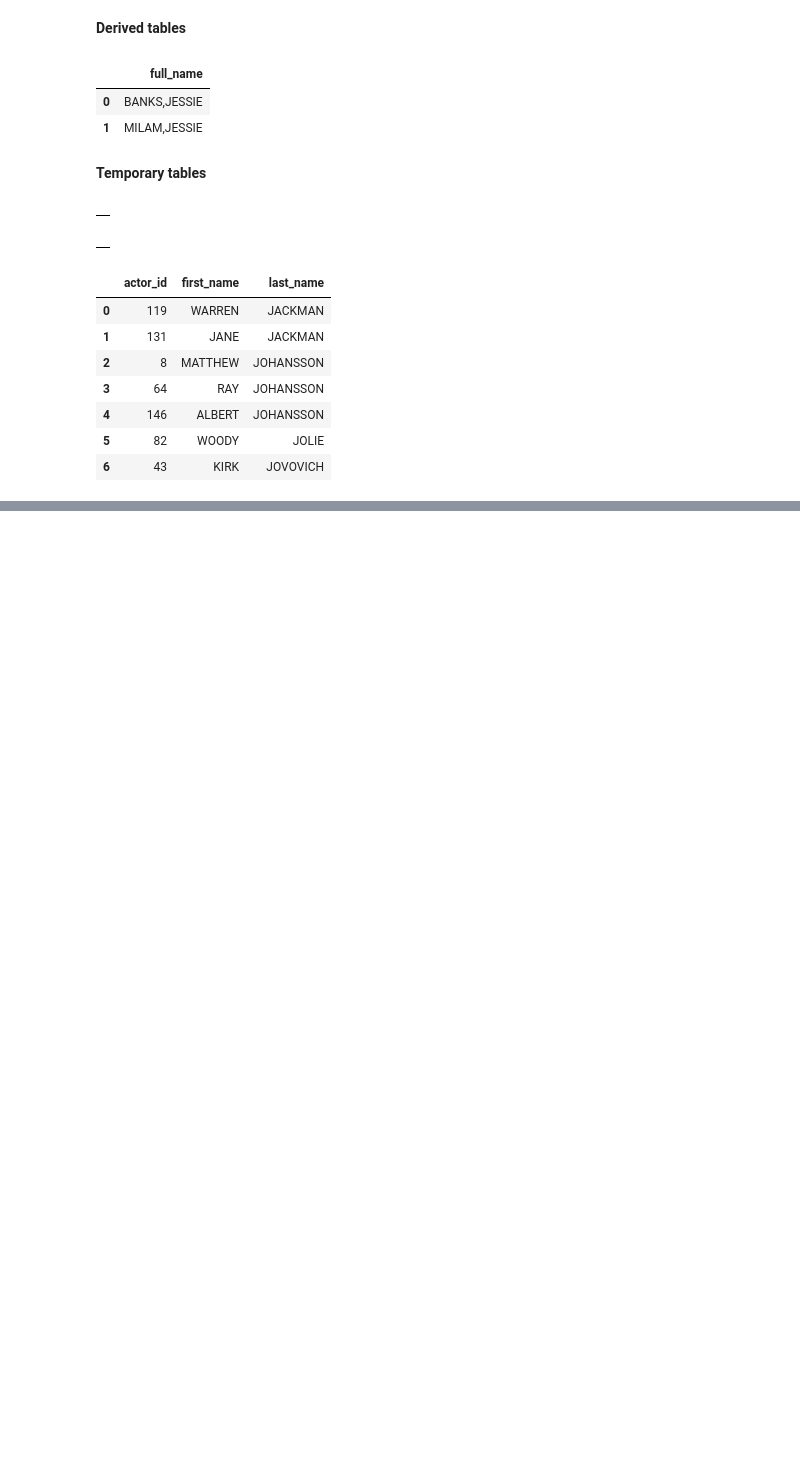
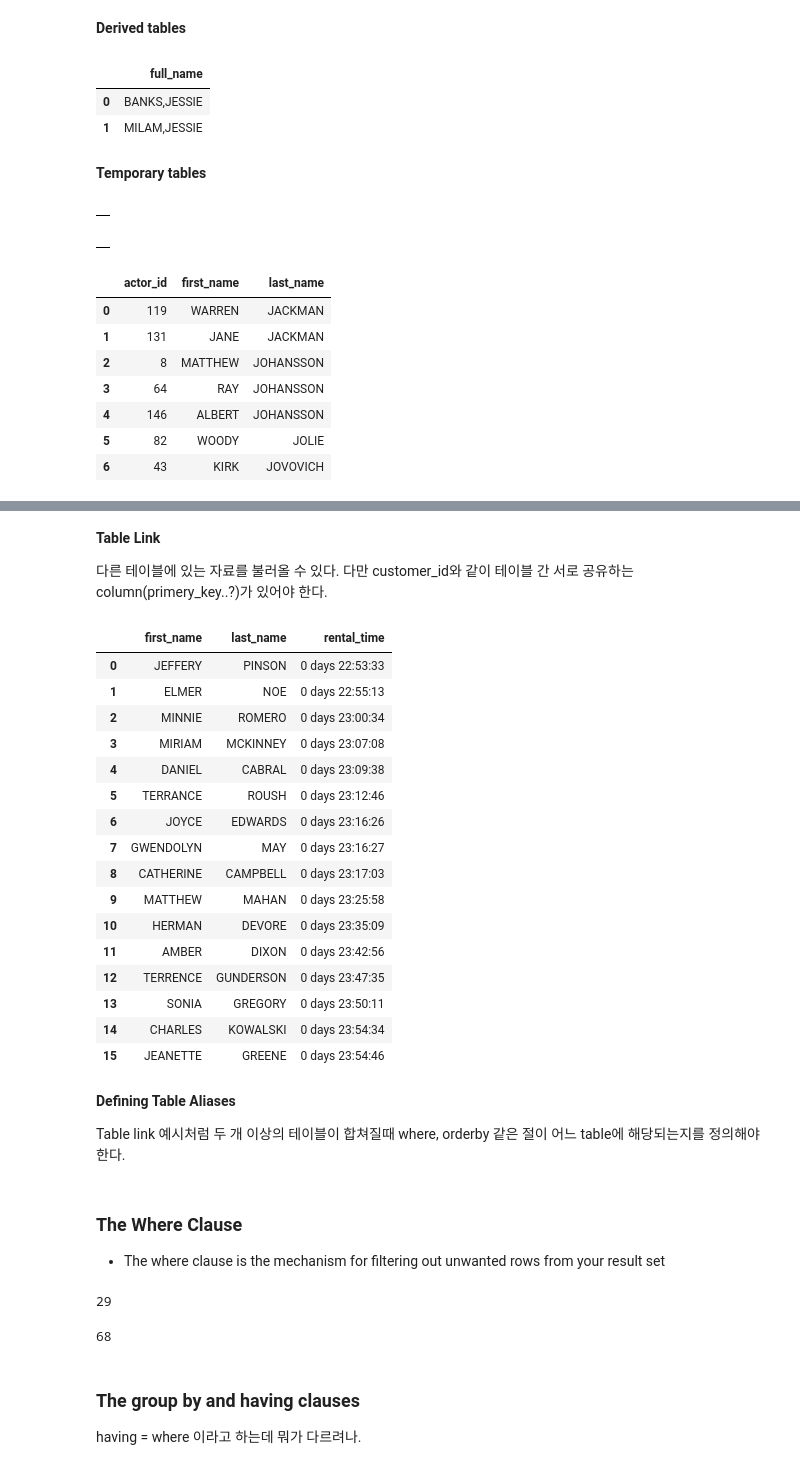
Before and after one commit to yangoos57/dataStudy, a Jupyter notebook: MySQL/Learning SQL/Ch3 Query Primer .ipynb, the cells around one changed output, grey strips where cells are left out. Drawn from its saved outputs; the diff is of its cells as text; code cells hidden in the pictures; blank space fills up the shorter version.

```diff
--- a/MySQL/Learning SQL/Ch3 Query Primer .ipynb
+++ b/MySQL/Learning SQL/Ch3 Query Primer .ipynb
@@ -217,0 +262,41 @@ pd.DataFrame(cursor.fetchall())
+# %% [markdown]
+**Table Link**
+
+다른 테이블에 있는 자료를 불러올 수 있다.
+다만 customer_id와 같이 테이블 간 서로 공유하는 column(primery_key..?)가 있어야 한다.
+# %%
+sen = '''
+
+SELECT customer.first_name, customer.last_name,
+        time(rental.rental_date) AS rental_time
+FROM customer
+    INNER JOIN rental
+    ON customer.customer_id = rental.customer_id
+WHERE date(rental.rental_date) ='2005-06-14';
+
+'''
+
+cursor.execute(sen)
+pd.DataFrame(cursor.fetchall())
+# %% [output]
+|  | first_name | last_name | rental_time |
+| 0 | JEFFERY | PINSON | 0 days 22:53:33 |
+| 1 | ELMER | NOE | 0 days 22:55:13 |
+| 2 | MINNIE | ROMERO | 0 days 23:00:34 |
+| 3 | MIRIAM | MCKINNEY | 0 days 23:07:08 |
+| 4 | DANIEL | CABRAL | 0 days 23:09:38 |
+| 5 | TERRANCE | ROUSH | 0 days 23:12:46 |
+| 6 | JOYCE | EDWARDS | 0 days 23:16:26 |
+| 7 | GWENDOLYN | MAY | 0 days 23:16:27 |
+| 8 | CATHERINE | CAMPBELL | 0 days 23:17:03 |
+| 9 | MATTHEW | MAHAN | 0 days 23:25:58 |
+| 10 | HERMAN | DEVORE | 0 days 23:35:09 |
+| 11 | AMBER | DIXON | 0 days 23:42:56 |
+| 12 | TERRENCE | GUNDERSON | 0 days 23:47:35 |
+| 13 | SONIA | GREGORY | 0 days 23:50:11 |
+| 14 | CHARLES | KOWALSKI | 0 days 23:54:34 |
+| 15 | JEANETTE | GREENE | 0 days 23:54:46 |
+# %% [markdown]
+**Defining Table Aliases**
+
+Table link 예시처럼 두 개 이상의 테이블이 합쳐질때 where, orderby 같은 절이 어느 table에 해당되는지를 정의해야한다.
@@ -217,0 +312,32 @@ pd.DataFrame(cursor.fetchall())
+# %% [markdown]
+### The Where Clause
+
+* The where clause is the mechanism for filtering out unwanted rows from your result set
+# %%
+sen = '''
+
+SELECT  title
+FROM film
+WHERE rating = 'G' AND rental_duration >=7;
+
+'''
+cursor.execute(sen)
+# pd.DataFrame(cursor.fetchall())
+# %% [output]
+29
+# %%
+sen = '''
+
+SELECT  title
+FROM film
+WHERE (rating = 'G' AND rental_duration >=7) OR (rating = 'PG-13' AND rental_duration < 4) ;
+
+'''
+cursor.execute(sen)
+# pd.DataFrame(cursor.fetchall())
+# %% [output]
+68
+# %% [markdown]
+### The group by and having clauses
+
+having = where 이라고 하는데 뭐가 다르려나.
```
Also changed, not shown: parts of 19 cells of this notebook, 6 other files.
